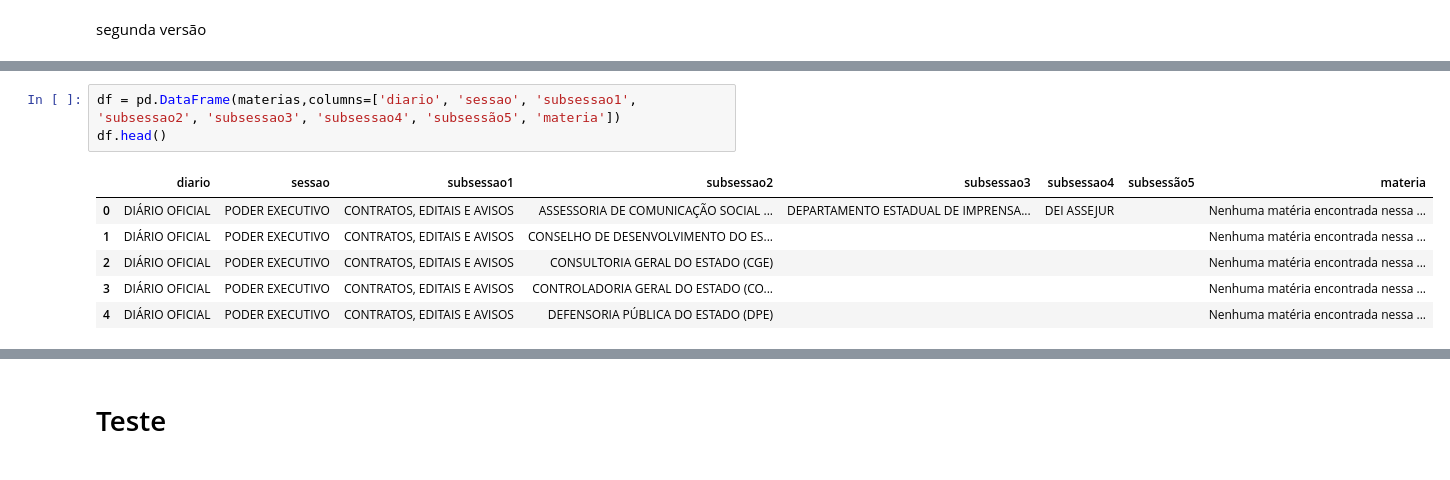
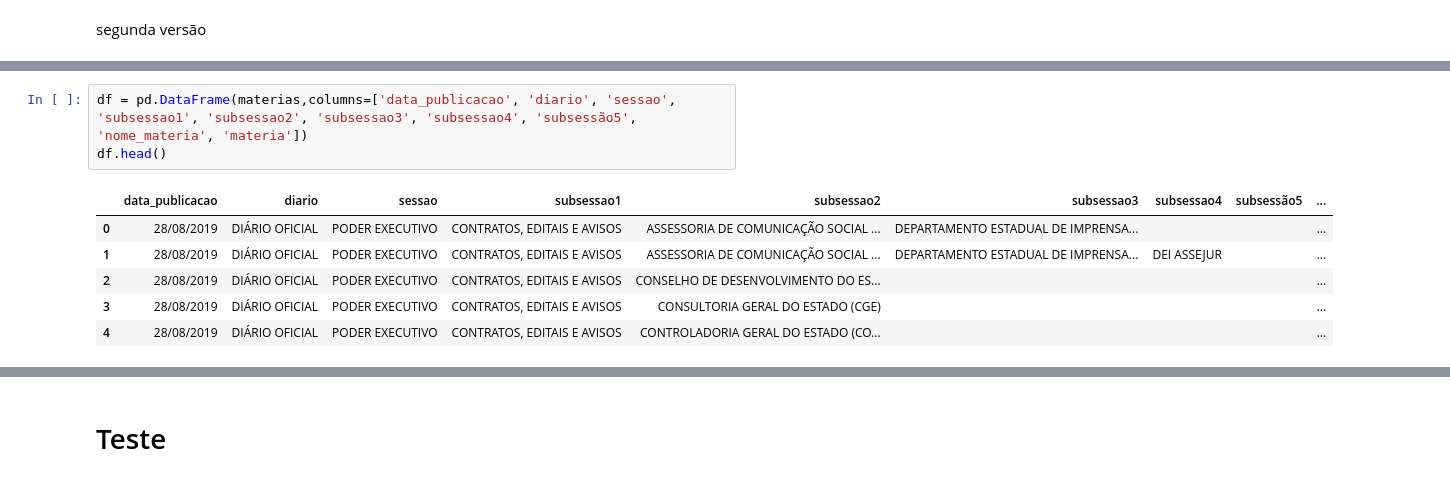
Before and after one commit to gabrielfas/diario-rn-webscraper, a Jupyter notebook: Scraping diário RN.ipynb, the cells around one changed output, grey strips where cells are left out. Drawn from its saved outputs; the diff is of its cells as text.

```diff
--- a/Scraping diário RN.ipynb
+++ b/Scraping diário RN.ipynb
@@ -177,13 +195,13 @@ print(materias)
 # %%
-df = pd.DataFrame(materias,columns=['diario', 'sessao', 'subsessao1', 'subsessao2', 'subsessao3', 'subsessao4', 'subsessão5', 'materia'])
+df = pd.DataFrame(materias,columns=['data_publicacao', 'diario', 'sessao', 'subsessao1', 'subsessao2', 'subsessao3', 'subsessao4', 'subsessão5', 'nome_materia', 'materia'])
 df.head()
 # %% [output]
-|  | diario | sessao | subsessao1 | subsessao2 | subsessao3 | subsessao4 | subsessão5 | materia |
-| 0 | DIÁRIO OFICIAL | PODER EXECUTIVO | CONTRATOS, EDITAIS E AVISOS | ASSESSORIA DE COMUNICAÇÃO SOCIAL ... | DEPARTAMENTO ESTADUAL DE IMPRENSA... | DEI ASSEJUR |  | Nenhuma matéria encontrada nessa ... |
-| 1 | DIÁRIO OFICIAL | PODER EXECUTIVO | CONTRATOS, EDITAIS E AVISOS | CONSELHO DE DESENVOLVIMENTO DO ES... |  |  |  | Nenhuma matéria encontrada nessa ... |
-| 2 | DIÁRIO OFICIAL | PODER EXECUTIVO | CONTRATOS, EDITAIS E AVISOS | CONSULTORIA GERAL DO ESTADO (CGE) |  |  |  | Nenhuma matéria encontrada nessa ... |
-| 3 | DIÁRIO OFICIAL | PODER EXECUTIVO | CONTRATOS, EDITAIS E AVISOS | CONTROLADORIA GERAL DO ESTADO (CO... |  |  |  | Nenhuma matéria encontrada nessa ... |
-| 4 | DIÁRIO OFICIAL | PODER EXECUTIVO | CONTRATOS, EDITAIS E AVISOS | DEFENSORIA PÚBLICA DO ESTADO (DPE) |  |  |  | Nenhuma matéria encontrada nessa ... |
+|  | data_publicacao | diario | sessao | subsessao1 | subsessao2 | subsessao3 | subsessao4 | subsessão5 | ... |
+| 0 | 28/08/2019 | DIÁRIO OFICIAL | PODER EXECUTIVO | CONTRATOS, EDITAIS E AVISOS | ASSESSORIA DE COMUNICAÇÃO SOCIAL ... | DEPARTAMENTO ESTADUAL DE IMPRENSA... |  |  | ... |
+| 1 | 28/08/2019 | DIÁRIO OFICIAL | PODER EXECUTIVO | CONTRATOS, EDITAIS E AVISOS | ASSESSORIA DE COMUNICAÇÃO SOCIAL ... | DEPARTAMENTO ESTADUAL DE IMPRENSA... | DEI ASSEJUR |  | ... |
+| 2 | 28/08/2019 | DIÁRIO OFICIAL | PODER EXECUTIVO | CONTRATOS, EDITAIS E AVISOS | CONSELHO DE DESENVOLVIMENTO DO ES... |  |  |  | ... |
+| 3 | 28/08/2019 | DIÁRIO OFICIAL | PODER EXECUTIVO | CONTRATOS, EDITAIS E AVISOS | CONSULTORIA GERAL DO ESTADO (CGE) |  |  |  | ... |
+| 4 | 28/08/2019 | DIÁRIO OFICIAL | PODER EXECUTIVO | CONTRATOS, EDITAIS E AVISOS | CONTROLADORIA GERAL DO ESTADO (CO... |  |  |  | ... |
 # %%
 df[df['sessao'] == 'DIÁRIO DA JUSTIÇA']
 # %% [output]
```
Also changed, not shown: parts of 7 cells of this notebook.
